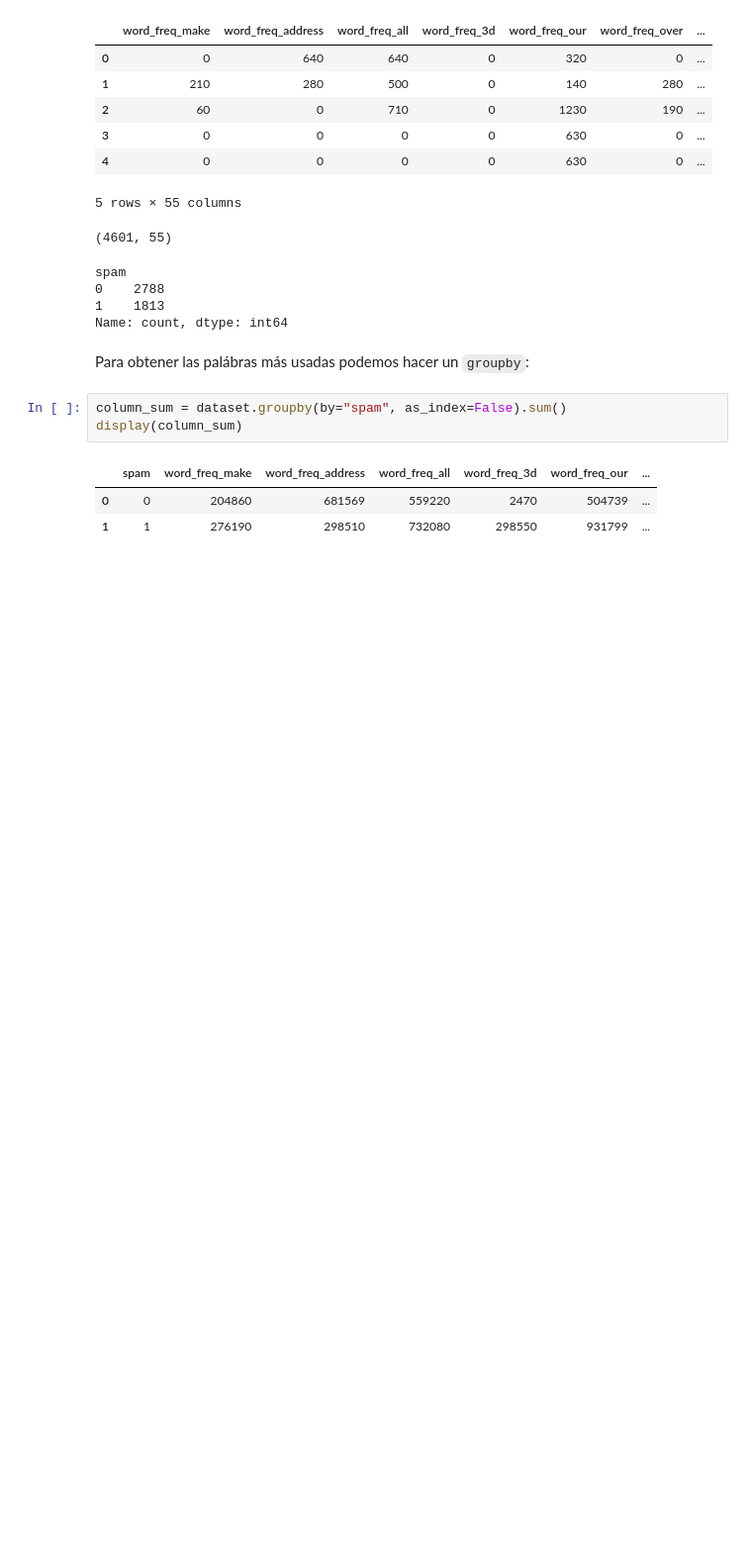
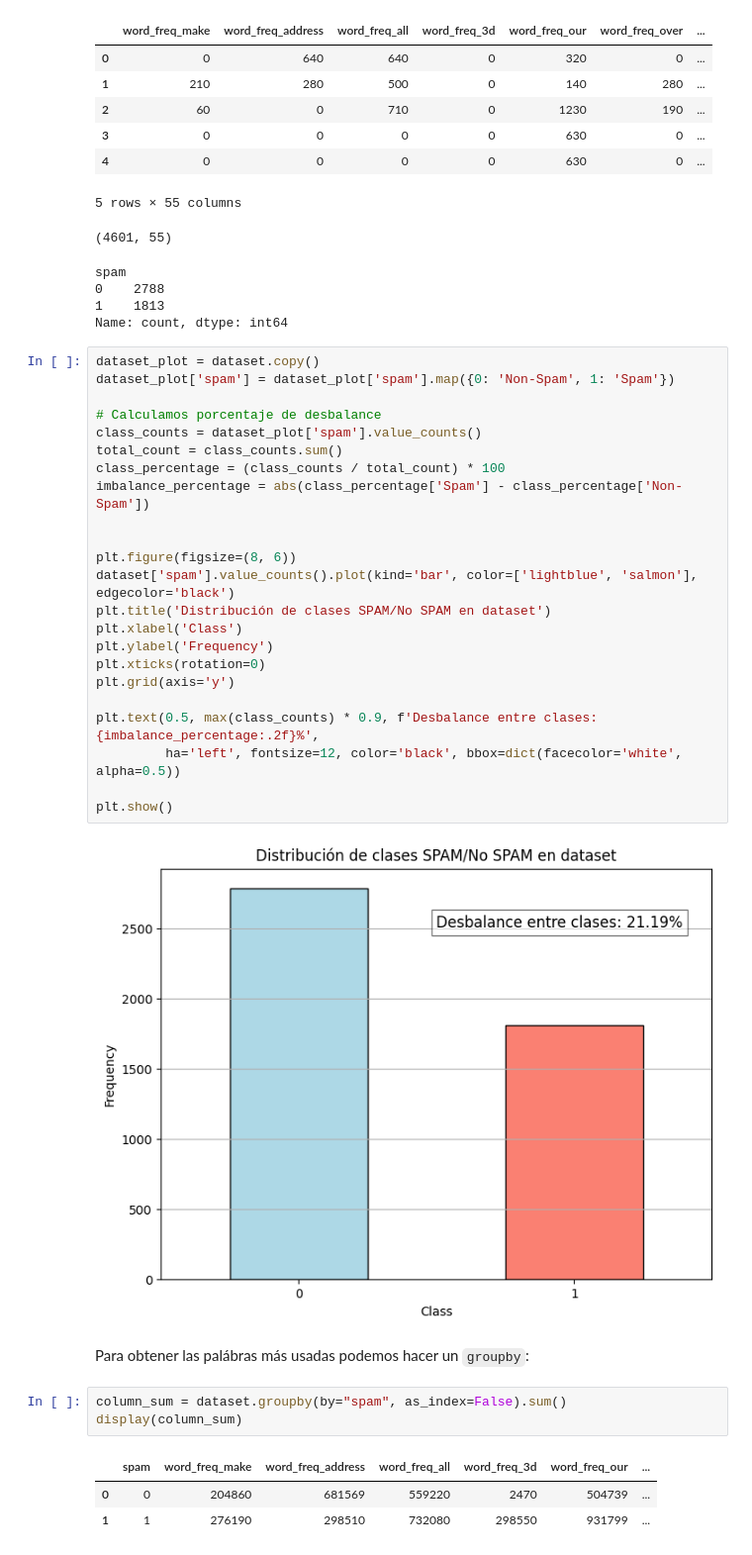
Before and after one commit to FIUBA-CEIA-18Co2024/IIA-TP3, a Jupyter notebook: notebook.ipynb, the cells around one changed output. Shown at 99% size. Saved outputs shown, nothing was run; the diff lists cells and outputs as text; blank space fills up the shorter version.

```diff
--- a/notebook.ipynb
+++ b/notebook.ipynb
@@ -130,6 +143,31 @@ spam
 0    2788
 1    1813
 Name: count, dtype: int64
+# %%
+dataset_plot = dataset.copy()
+dataset_plot['spam'] = dataset_plot['spam'].map({0: 'Non-Spam', 1: 'Spam'})
+
+# Calculamos porcentaje de desbalance
+class_counts = dataset_plot['spam'].value_counts()
+total_count = class_counts.sum()
+class_percentage = (class_counts / total_count) * 100
+imbalance_percentage = abs(class_percentage['Spam'] - class_percentage['Non-Spam'])
+
+
+plt.figure(figsize=(8, 6))
+dataset['spam'].value_counts().plot(kind='bar', color=['lightblue', 'salmon'], edgecolor='black')
+plt.title('Distribución de clases SPAM/No SPAM en dataset')
+plt.xlabel('Class')
+plt.ylabel('Frequency')
+plt.xticks(rotation=0)
+plt.grid(axis='y')
+
+plt.text(0.5, max(class_counts) * 0.9, f'Desbalance entre clases: {imbalance_percentage:.2f}%',
+         ha='left', fontsize=12, color='black', bbox=dict(facecolor='white', alpha=0.5))
+
+plt.show()
+# %% [output]
+[figure, added]
 # %% [markdown]
 Para obtener las palábras más usadas podemos hacer un `groupby`:
 # %%
```
Also changed, not shown: parts of 29 cells of this notebook.
